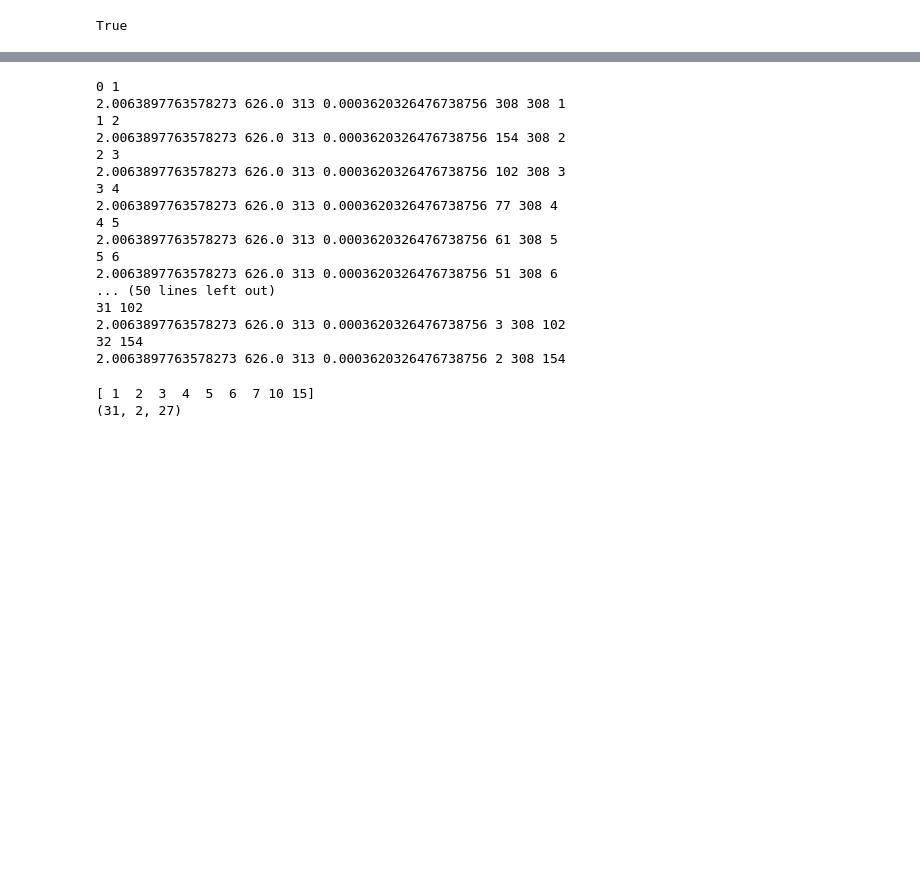
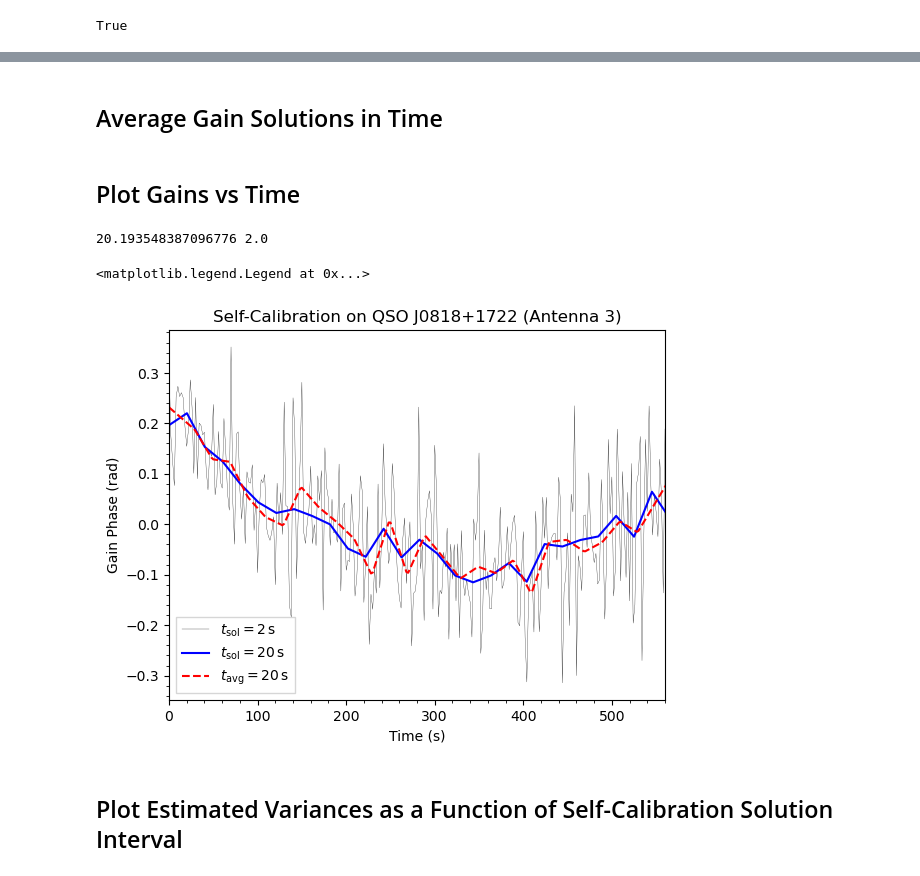
Before and after one commit to pm-keller/qsoimg, a Jupyter notebook: nbooks/solint.ipynb, the cells around one changed output, grey strips where cells are left out. Saved outputs shown, nothing was run; the diff lists cells and outputs as text; code cells hidden in the pictures; blank space fills up the shorter version.

```diff
--- a/nbooks/solint.ipynb
+++ b/nbooks/solint.ipynb
@@ -116,0 +196,2 @@ print(data.shape)
+# %% [markdown]
+## Average Gain Solutions in Time
@@ -117,7 +201,12 @@ print(data.shape)
 # %%
 dt_list = []
 varI_list, varN_list = [], []
+
+# estimate nois by differencing polarisations
 var0 = np.nanvar((data[:, 0] - data[:, 1]) / np.sqrt(2))
+
+# alternatively estimate noise by time differencing
+#var0 = np.nanvar((data[1:-2:2] - 0.5 * (data[0:-2:2]+data[2::2])) / np.sqrt(3/2))
 
 nsolint = int(ttot // 2)
 
@@ -125,44 +214,56 @@ for nt in range(1, data.shape[0]):
     dt_list.append(data.shape[0] // nt)
 
 dt_list = np.unique(dt_list)[:-1]
+data_nt_list, time_nt_list = [], []
 
 for n, dt in enumerate(dt_list):
     data_nt, time_nt = [], []
     nt = data.shape[0] // dt
 
     for i in range(nt):
-        data_nt.append(np.nanmean(data[i*dt:(i+1)*dt], axis=0))
+        data_nt.append(np.exp(1j * np.angle(np.nanmean(data[i*dt:(i+1)*dt], axis=0))))
         time_nt.append(np.nanmean(time[i*dt:(i+1)*dt], axis=0))
 
-    data_nt = interp1d(time_nt, data_nt, fill_value="extrapolate", axis=0)(time)[:, [1, 0]]
-    varI_list.append(np.nanvar(data - data_nt) - var0 * (1 + nt / nsolint / dt))
+    data_nt = np.array(data_nt)
+    data_nt = interp1d(time_nt, data_nt, fill_value="extrapolate", kind="linear", axis=0)(time)[:, [0, 1]]
+    data_nt_list.append(data_nt)
+    time_nt_list.append(time_nt)
+    vart = np.nanvar((data_nt[:, 0] - data_nt[:, 1]) / np.sqrt(2))
+    covt = np.cov((data_nt[:, 0] - data_nt[:, 1]).reshape(-1) / np.sqrt(2), (data[:, 0] - data[:, 1]).reshape(-1) / np.sqrt(2))
+    covt = np.real((covt[0, 1] + covt[1, 0]))
+    #varI_list.append(np.nanvar(data - data_nt) - 1 * var0 * (dt - 1) / dt)
+    varI_list.append(np.nanvar(data - data_nt) - var0 - vart + covt)
+    #varI_list.append(np.nanvar(data - data_nt))
     varN_list.append(var0 * nt / nsolint / dt)
 
-    print(solint0, ttot, nsolint, var0, nt, data.shape[0], dt)
+#var0 = varI_list[1] * 2
+#varI_list = np.array(varI_list) - var0 * (dt_list - 1) / dt_list
+#print(varI_list)
-# %% [output]
-0 1
-2.0063897763578273 626.0 313 0.0003620326476738756 308 308 1
-1 2
-2.0063897763578273 626.0 313 0.0003620326476738756 154 308 2
-2 3
-2.0063897763578273 626.0 313 0.0003620326476738756 102 308 3
-3 4
-2.0063897763578273 626.0 313 0.0003620326476738756 77 308 4
-4 5
-2.0063897763578273 626.0 313 0.0003620326476738756 61 308 5
-5 6
-2.0063897763578273 626.0 313 0.0003620326476738756 51 308 6
-... (50 lines left out)
-31 102
-2.0063897763578273 626.0 313 0.0003620326476738756 3 308 102
-32 154
-2.0063897763578273 626.0 313 0.0003620326476738756 2 308 154
-# %%
-print(dt_list)
-print(data.shape)
-# %% [output]
-[ 1  2  3  4  5  6  7 10 15]
-(31, 2, 27)
+# %% [markdown]
+## Plot Gains vs Time
+# %%
+print(ttot / (ttot // 20), ttot / (ttot // 2))
+
+t_array = np.arange(len(time_nt_list[0])) * ttot / (ttot // 2)
+t_x10_array = np.arange(len(time_x10)) * ttot / (ttot // 20)
+
+plt.plot(t_array, np.angle(data_nt_list[0][..., 1, 3]), label=r"$t_\mathrm{sol}=2\,$s", color="k", linewidth=0.2)
+plt.plot(t_x10_array, np.angle(data_x10[..., 1, 3]), label=r"$t_\mathrm{sol}=20\,$s", color="b")
+plt.plot(t_array, np.angle(data_nt_list[9][..., 1, 3]), label=r"$t_\mathrm{avg}=20\,$s", color="r", linestyle="--")
+
+plt.title("Self-Calibration on QSO J0818+1722 (Antenna 3)")
+plt.xlabel("Time (s)")
+plt.ylabel("Gain Phase (rad)")
+
+plt.xlim(0, 560)
+plt.minorticks_on()
+plt.legend(fancybox=False)
+# %% [output]
+20.193548387096776 2.0
+<matplotlib.legend.Legend at 0x...>
+[figure, added]
+# %% [markdown]
+## Plot Estimated Variances as a Function of Self-Calibration Solution Interval
 # %%
 varI_list = np.array(varI_list)
 varN_list = np.array(varN_list)
```
Also changed, not shown: parts of 18 cells of this notebook, 45 other files.
